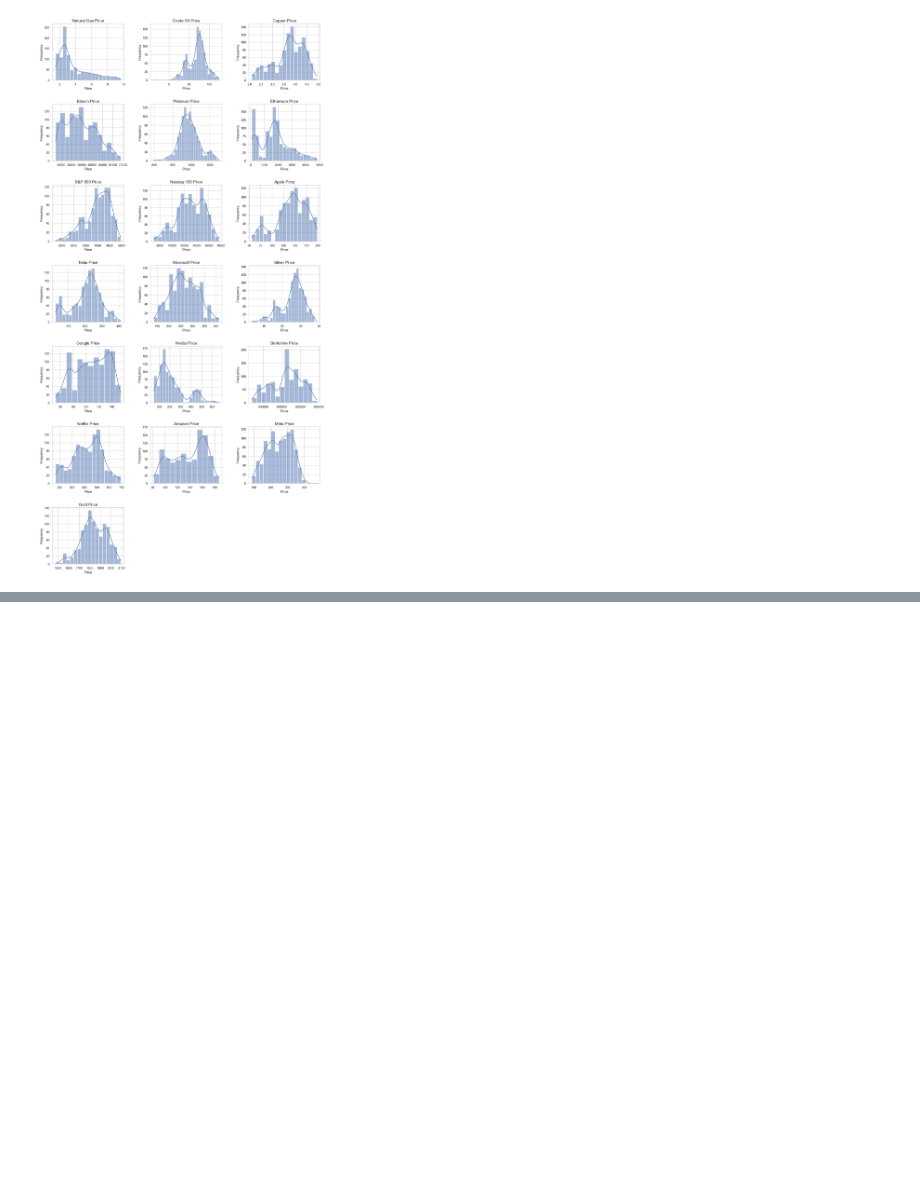
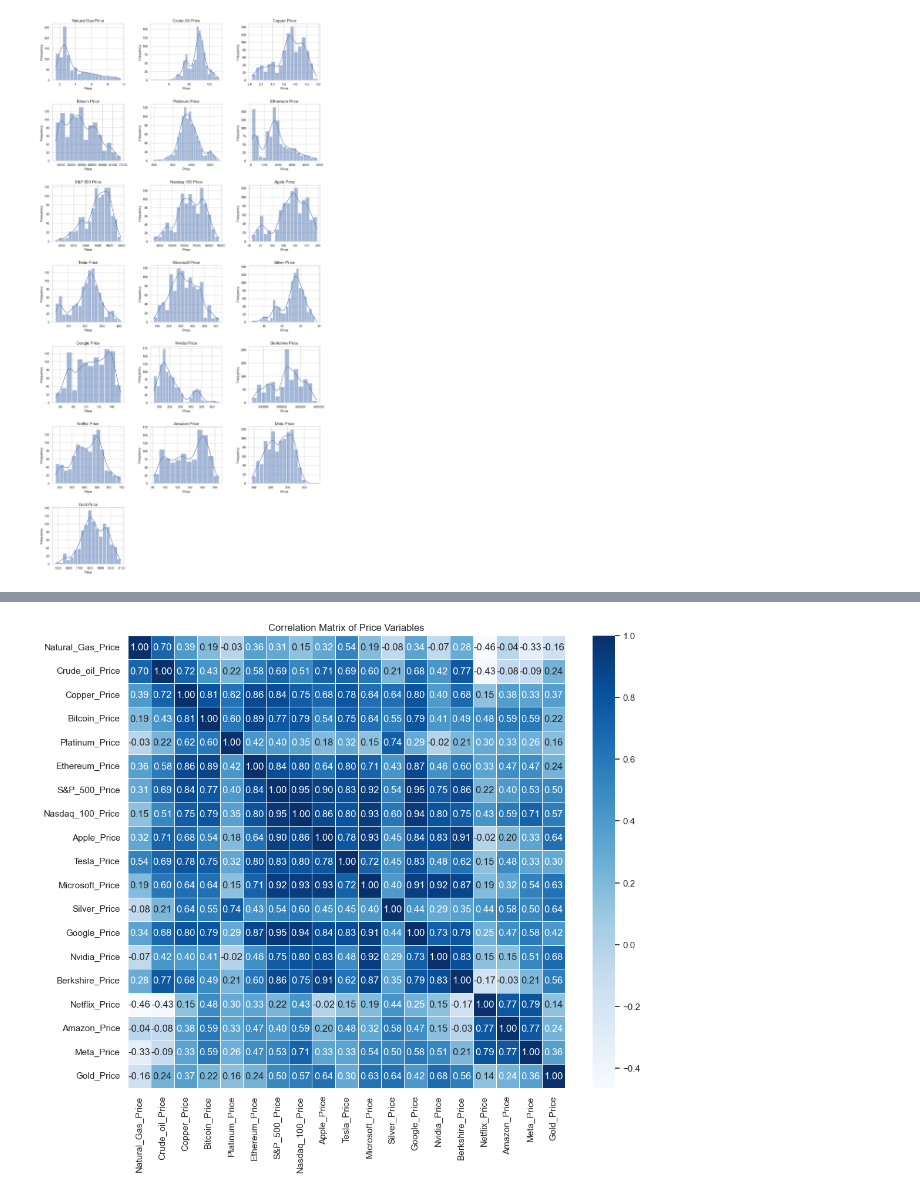
Before and after one commit to MATBckh22/MATB-STUDIOS, a Jupyter notebook: Stock Market.ipynb, the cells around one changed output, grey strips where cells are left out. Cells and saved outputs as stored; diff of their text form; code cells hidden in the pictures; blank space fills up the shorter version.

```diff
--- a/Stock Market.ipynb
+++ b/Stock Market.ipynb
@@ -287,0 +299,11 @@ plt.show()
+# %%
+# Calculate the correlation matrix for price variables
+correlation_matrix = stocks_updated[price_columns_new].corr()
+
+# Plotting the heatmap of the correlation matrix
+plt.figure(figsize=(12, 10))
+sns.heatmap(correlation_matrix, annot=True, cmap='Blues', fmt=".2f", linewidths=.5)
+plt.title('Correlation Matrix of Price Variables')
+plt.show()
+# %% [output]
+[figure, added]
```
Also changed, not shown: parts of 4 cells of this notebook, 3 other files.
